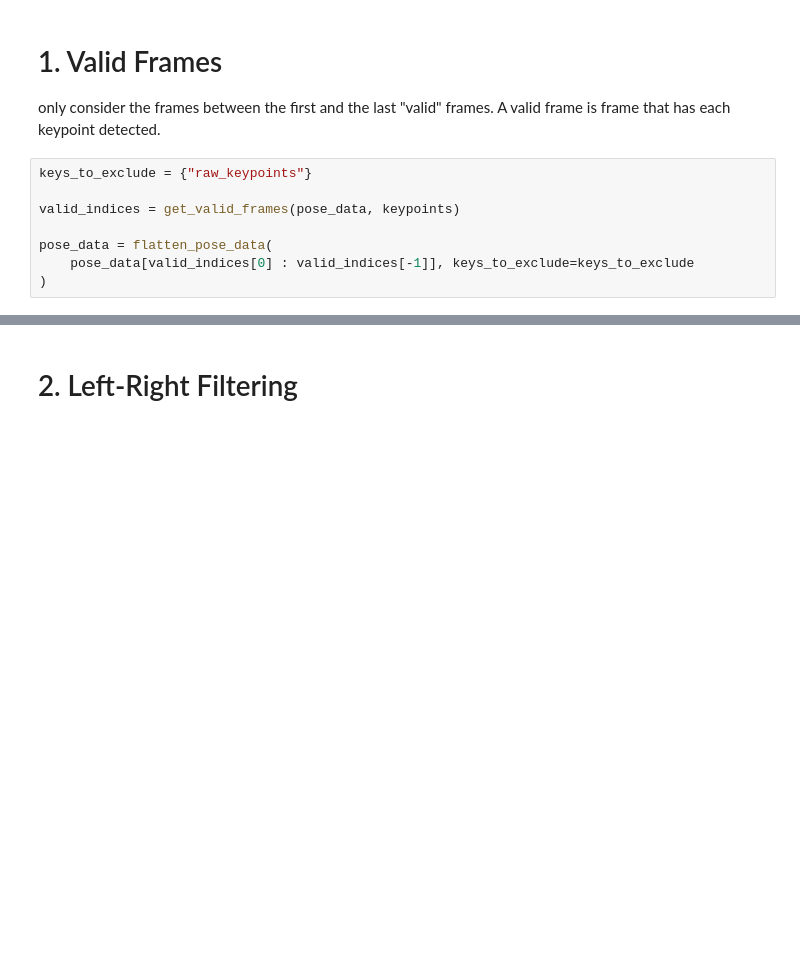
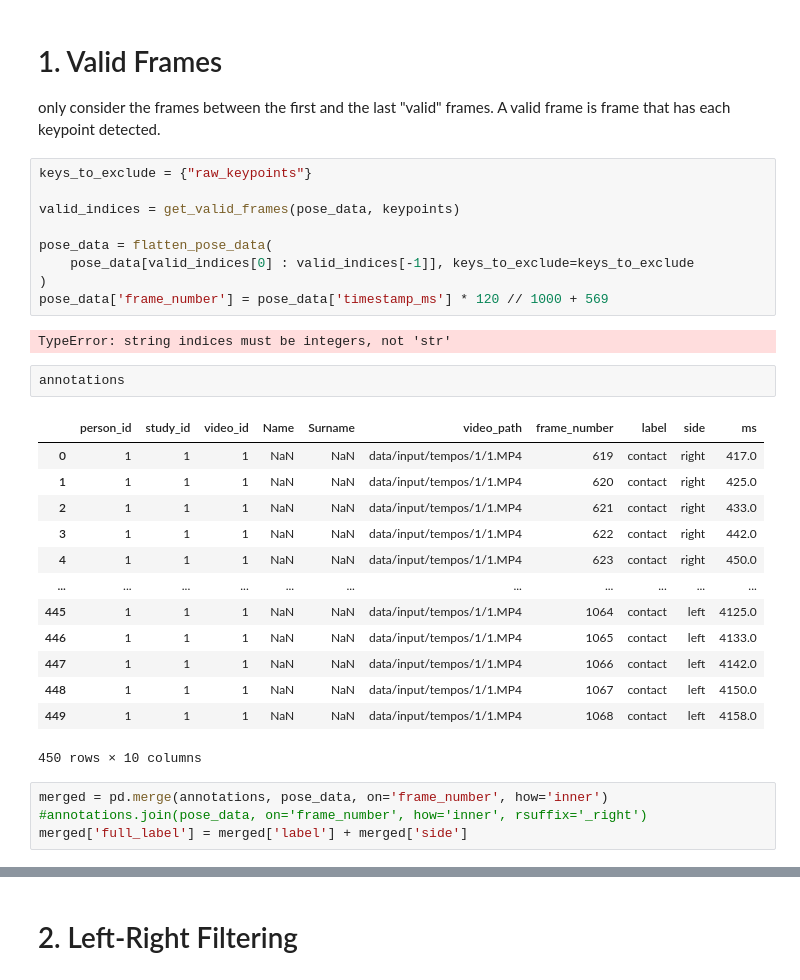
Before and after one commit to mlubneuskaya/running, a Jupyter notebook: notebooks/signal_cleaning.ipynb, the cells around one changed output, grey strips where cells are left out. Drawn from its saved outputs; the diff is of its cells as text; blank space fills up the shorter version.

```diff
--- a/notebooks/signal_cleaning.ipynb
+++ b/notebooks/signal_cleaning.ipynb
@@ -42,3 +55,25 @@ valid_indices = get_valid_frames(pose_data, keypoints)
 pose_data = flatten_pose_data(
     pose_data[valid_indices[0] : valid_indices[-1]], keys_to_exclude=keys_to_exclude
 )
+pose_data['frame_number'] = pose_data['timestamp_ms'] * 120 // 1000 + 569
+# %% [output]
+TypeError: string indices must be integers, not 'str'
+# %%
+annotations
+# %% [output]
+|  | person_id | study_id | video_id | Name | Surname | video_path | frame_number | label | side | ms |
+| 0 | 1 | 1 | 1 | NaN | NaN | data/input/tempos/1/1.MP4 | 619 | contact | right | 417.0 |
+| 1 | 1 | 1 | 1 | NaN | NaN | data/input/tempos/1/1.MP4 | 620 | contact | right | 425.0 |
+| 2 | 1 | 1 | 1 | NaN | NaN | data/input/tempos/1/1.MP4 | 621 | contact | right | 433.0 |
+| 3 | 1 | 1 | 1 | NaN | NaN | data/input/tempos/1/1.MP4 | 622 | contact | right | 442.0 |
+| 4 | 1 | 1 | 1 | NaN | NaN | data/input/tempos/1/1.MP4 | 623 | contact | right | 450.0 |
+| ... | ... | ... | ... | ... | ... | ... | ... | ... | ... | ... |
+| 445 | 1 | 1 | 1 | NaN | NaN | data/input/tempos/1/1.MP4 | 1064 | contact | left | 4125.0 |
+| 446 | 1 | 1 | 1 | NaN | NaN | data/input/tempos/1/1.MP4 | 1065 | contact | left | 4133.0 |
+| 447 | 1 | 1 | 1 | NaN | NaN | data/input/tempos/1/1.MP4 | 1066 | contact | left | 4142.0 |
+| 448 | 1 | 1 | 1 | NaN | NaN | data/input/tempos/1/1.MP4 | 1067 | contact | left | 4150.0 |
+| 449 | 1 | 1 | 1 | NaN | NaN | data/input/tempos/1/1.MP4 | 1068 | contact | left | 4158.0 |
+450 rows × 10 columns
+# %%
+merged = pd.merge(annotations, pose_data, on='frame_number', how='inner') #annotations.join(pose_data, on='frame_number', how='inner', rsuffix='_right')
+merged['full_label'] = merged['label'] + merged['side']
```
Also changed, not shown: parts of 12 cells of this notebook, 37 other files.
